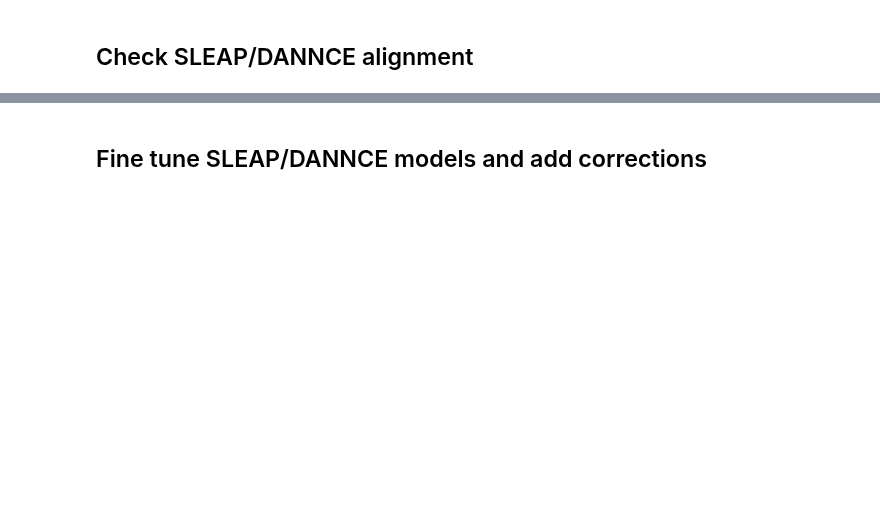
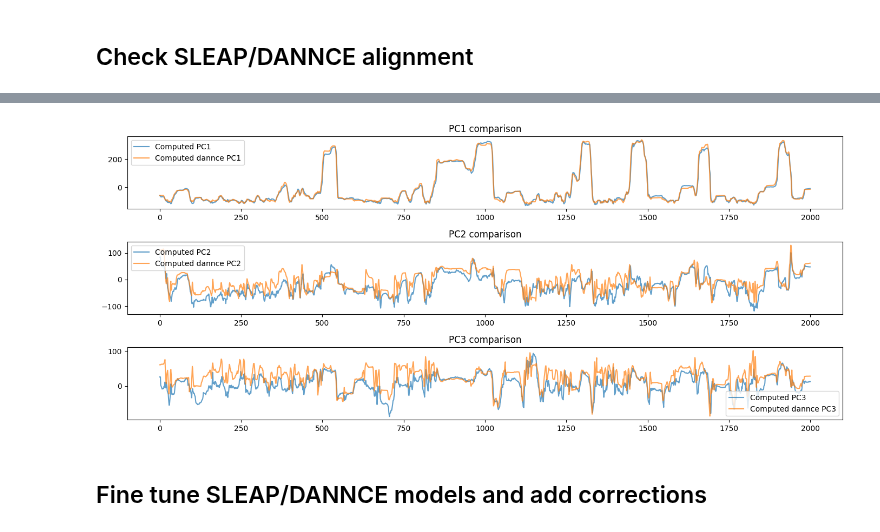
Before and after one commit to dysprague/CLIRB_analyses, a Jupyter notebook: baseline_checks.ipynb, the cells around one changed output, grey strips where cells are left out. Cells and saved outputs as stored; diff of their text form; code cells hidden in the pictures; blank space fills up the shorter version.

```diff
--- a/baseline_checks.ipynb
+++ b/baseline_checks.ipynb
@@ -228,3 +487,29 @@ if 'sleap_keys_PCs' in keys:
+# %%
+fig, axes = plt.subplots(3, 1, figsize=(14, 6))
+n_show = min(2000, len(sleap_pcs))
+
+axes[0].plot(sleap_pcs[:n_show, 0], label='Computed PC1', alpha=0.7)
+axes[0].plot(dannce_pcs[:n_show,0], label='Computed dannce PC1', alpha=0.7)
+#axes[0].plot(stored_pcs[:n_show, 0], label='Stored PC1', alpha=0.7)
+axes[0].legend()
+axes[0].set_title('PC1 comparison')
+
+axes[1].plot(sleap_pcs[:n_show, 1], label='Computed PC2', alpha=0.7)
+axes[1].plot(dannce_pcs[:n_show,1], label='Computed dannce PC2', alpha=0.7)
+#axes[1].plot(stored_pcs[:n_show, 1], label='Stored PC2', alpha=0.7)
+axes[1].legend()
+axes[1].set_title('PC2 comparison')
+
+axes[2].plot(sleap_pcs[:n_show, 2], label='Computed PC3', alpha=0.7)
+axes[2].plot(dannce_pcs[:n_show,2], label='Computed dannce PC3', alpha=0.7)
+#axes[1].plot(stored_pcs[:n_show, 1], label='Stored PC2', alpha=0.7)
+axes[2].legend()
+axes[2].set_title('PC3 comparison')
+
+plt.tight_layout()
+plt.show()
+# %% [output]
+[figure, added]
 # %%
 def get_keypoint_velocity(keys_3D_1, keys_3D_2):
 
```
Also changed, not shown: parts of 19 cells of this notebook, 10 other files.
